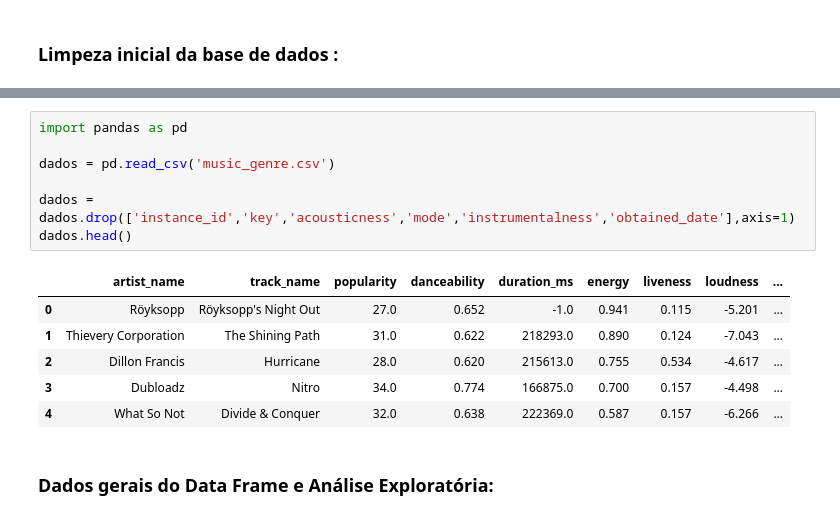
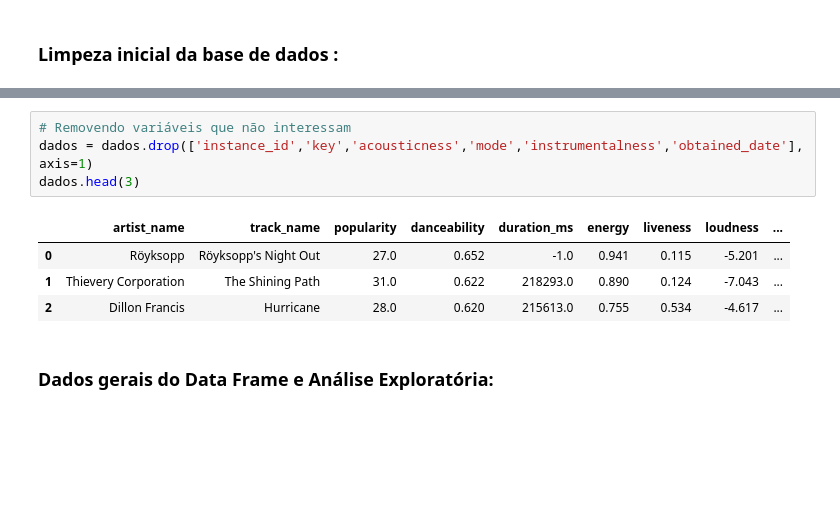
Before and after one commit to juliacfigueiredo/Projeto-2, a Jupyter notebook: Projeto_Final.ipynb, the cells around one changed output, grey strips where cells are left out. Saved outputs shown, nothing was run; the diff lists cells and outputs as text; blank space fills up the shorter version.

```diff
--- a/Projeto_Final.ipynb
+++ b/Projeto_Final.ipynb
@@ -25,16 +35,11 @@ import seaborn as sns
 # %%
-import pandas as pd
-
-dados = pd.read_csv('music_genre.csv')
-
-dados = dados.drop(['instance_id','key','acousticness','mode','instrumentalness','obtained_date'],axis=1)
-dados.head()
+# Removendo variáveis que não interessam
+dados = dados.drop(['instance_id','key','acousticness','mode','instrumentalness','obtained_date'], axis=1)
+dados.head(3)
 # %% [output]
 |  | artist_name | track_name | popularity | danceability | duration_ms | energy | liveness | loudness | ... |
 | 0 | Röyksopp | Röyksopp's Night Out | 27.0 | 0.652 | -1.0 | 0.941 | 0.115 | -5.201 | ... |
 | 1 | Thievery Corporation | The Shining Path | 31.0 | 0.622 | 218293.0 | 0.890 | 0.124 | -7.043 | ... |
 | 2 | Dillon Francis | Hurricane | 28.0 | 0.620 | 215613.0 | 0.755 | 0.534 | -4.617 | ... |
-| 3 | Dubloadz | Nitro | 34.0 | 0.774 | 166875.0 | 0.700 | 0.157 | -4.498 | ... |
-| 4 | What So Not | Divide & Conquer | 32.0 | 0.638 | 222369.0 | 0.587 | 0.157 | -6.266 | ... |
 # %% [markdown]
 ### Dados gerais do Data Frame e Análise Exploratória:
```
Also changed, not shown: parts of 84 cells of this notebook.
